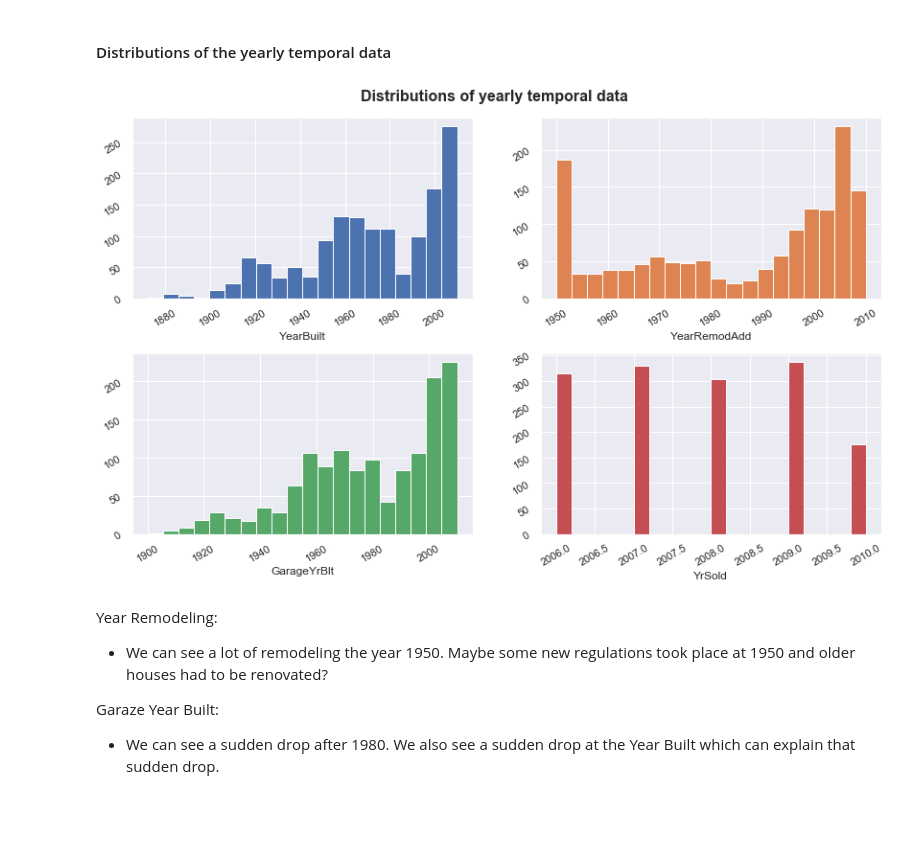
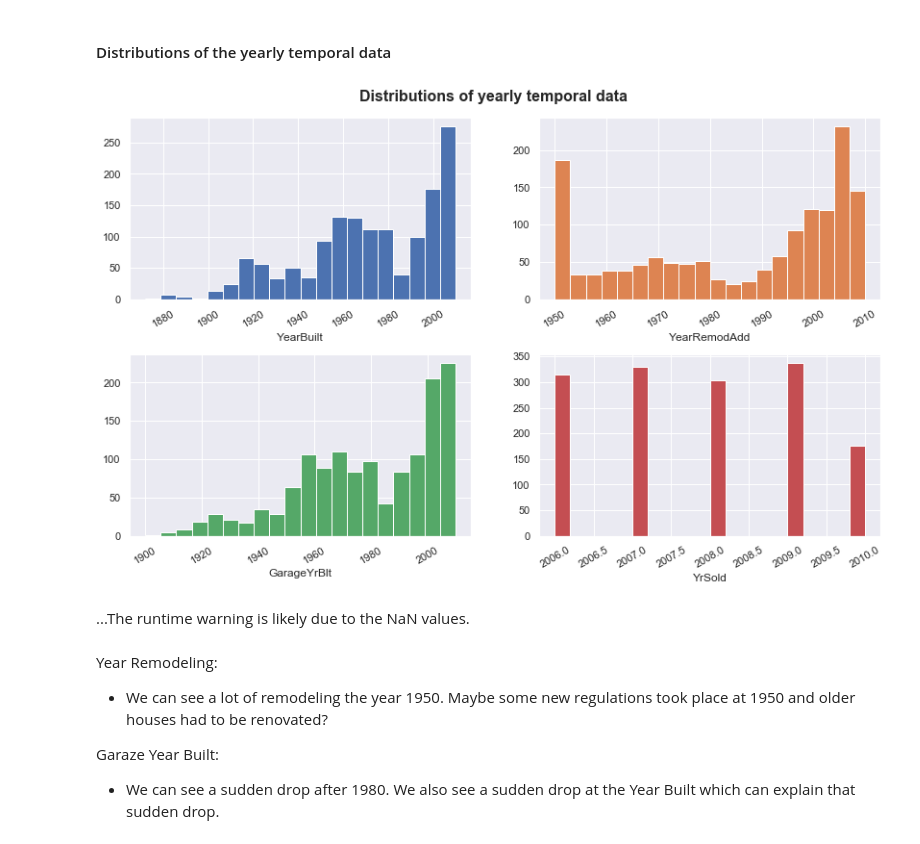
Before and after one commit to gepallas/ML_House_Prices, a Jupyter notebook: HousePricesEDA.ipynb, the cells around one changed output. Drawn from its saved outputs; the diff is of its cells as text; code cells hidden in the pictures; blank space fills up the shorter version.

```diff
--- a/HousePricesEDA.ipynb
+++ b/HousePricesEDA.ipynb
@@ -373,22 +352,24 @@ train_clean.YearBuilt.min(), train_clean.YearBuilt.max()
 # %%
 i = 0
 j = 0
 k = 0
 fig, ax = plt.subplots(2,2, figsize=(14,8))
 fig.suptitle('Distributions of yearly temporal data', fontsize=16, fontweight = 'bold', y=0.93)
 fig.subplots_adjust(hspace=0.3)
 for attr in year_attr:
     ax[i,j].hist(train_clean[attr], bins=20, color=sns.color_palette()[k])
     ax[i,j].set_xlabel(attr)
-    ax[i,j].tick_params(labelrotation=30)
+    ax[i,j].tick_params('x', labelrotation=30)
     if j==1:
         i+=1
         j=0
     else:
         j+=1
     k+=1
 # %% [output]
-[figure, old version]
+[figure, new version]
+# %% [markdown]
+...The runtime warning is likely due to the NaN values.
 # %% [markdown]
 Year Remodeling:
 - We can see a lot of remodeling the year 1950. Maybe some new regulations took place at 1950 and older houses had to be renovated?
```
Also changed, not shown: parts of 19 cells of this notebook.
